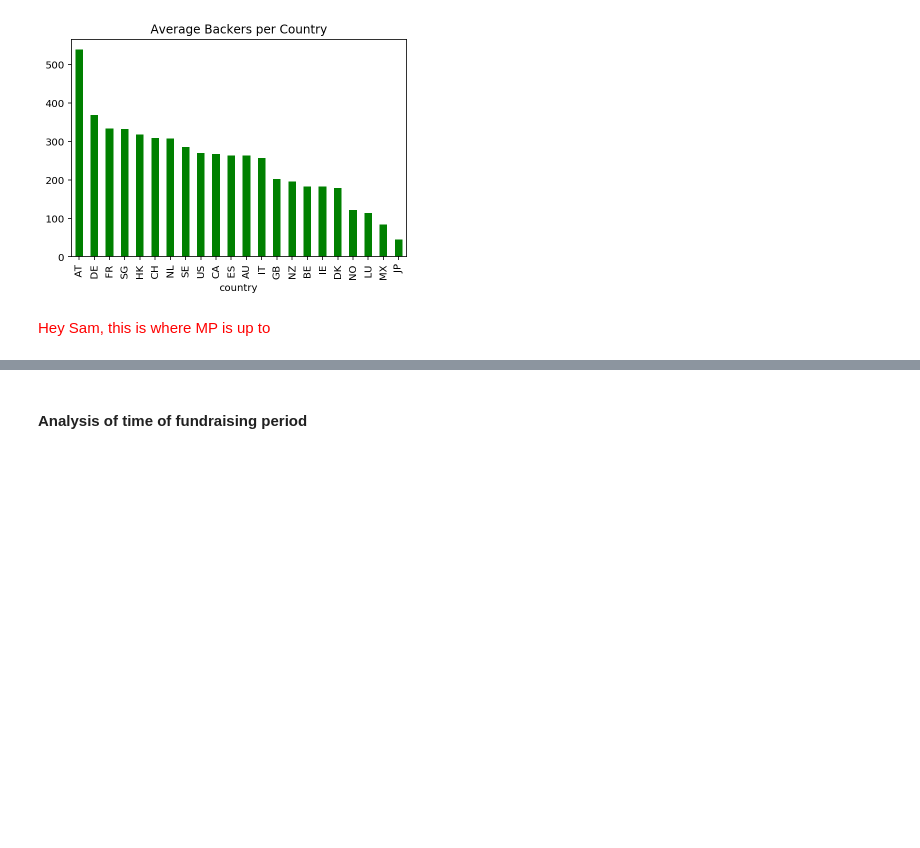
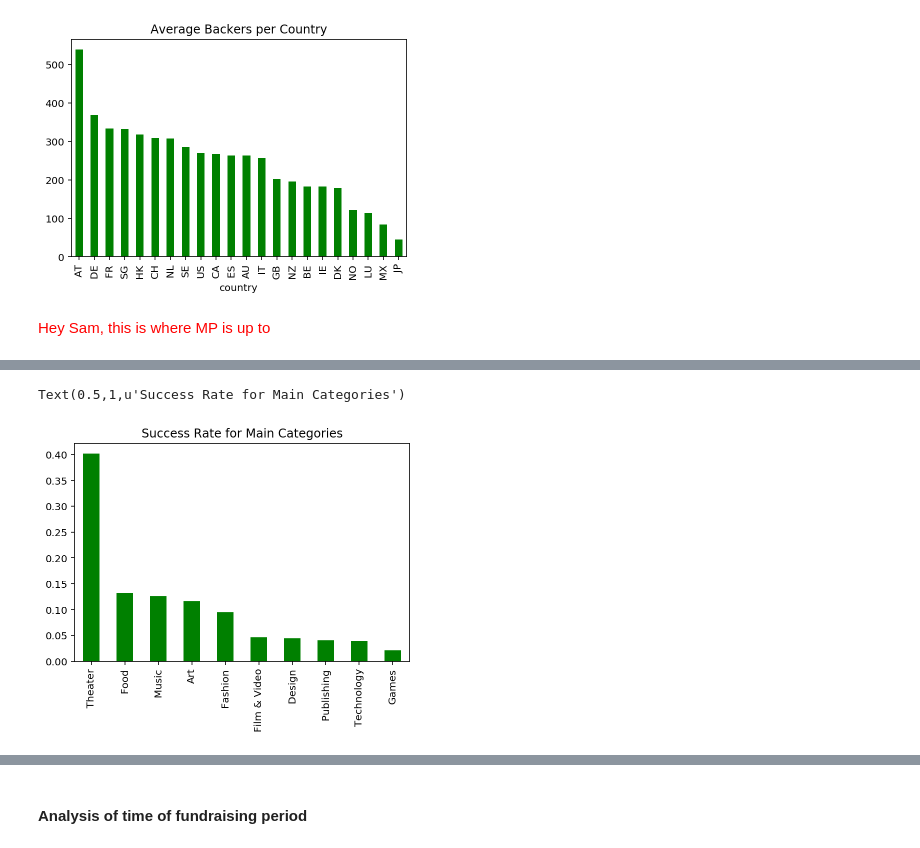
Before and after one commit to themp731/NYU_git, a Jupyter notebook: NYU-dwd-kickstarter/PanosPals_MP.2.ipynb, the cells around one changed output, grey strips where cells are left out. Cells and saved outputs as stored; diff of their text form; code cells hidden in the pictures; blank space fills up the shorter version.

Commit message:
Last push of the night
Here is some more stuff for the project tomorrow

```diff
--- a/NYU-dwd-kickstarter/PanosPals_MP.2.ipynb
+++ b/NYU-dwd-kickstarter/PanosPals_MP.2.ipynb
@@ -240,0 +249,16 @@ Text(0.5,1,u'Average Backers per Country')
+# %%
+# Get the number of successful projects for each of the top categories
+# First select only top categories
+popular_success = df_categories[df_categories["main_category"].isin(popular.index)]
+# Then only successful categories
+popular_success = popular_success[popular_success["state"] == "successful"].groupby(by='category').count()
+# Join the two
+popular_merge = pd.DataFrame(popular).join(popular_success[["ID","state"]], how='inner')
+# Calculate percent success rate
+popular_merge["state"] = popular_merge["ID"] / popular_merge["main_category"]
+popular_merge.columns = ["Num. of Projects", "Successes", "Success Rate"]
+popular_merge["Success Rate"].sort_values(ascending=False).plot(kind='bar', color='green')
+plt.title("Success Rate for Main Categories")
+# %% [output]
+Text(0.5,1,u'Success Rate for Main Categories')
+[figure, added]
```
Also changed, not shown: parts of 14 cells of this notebook.
